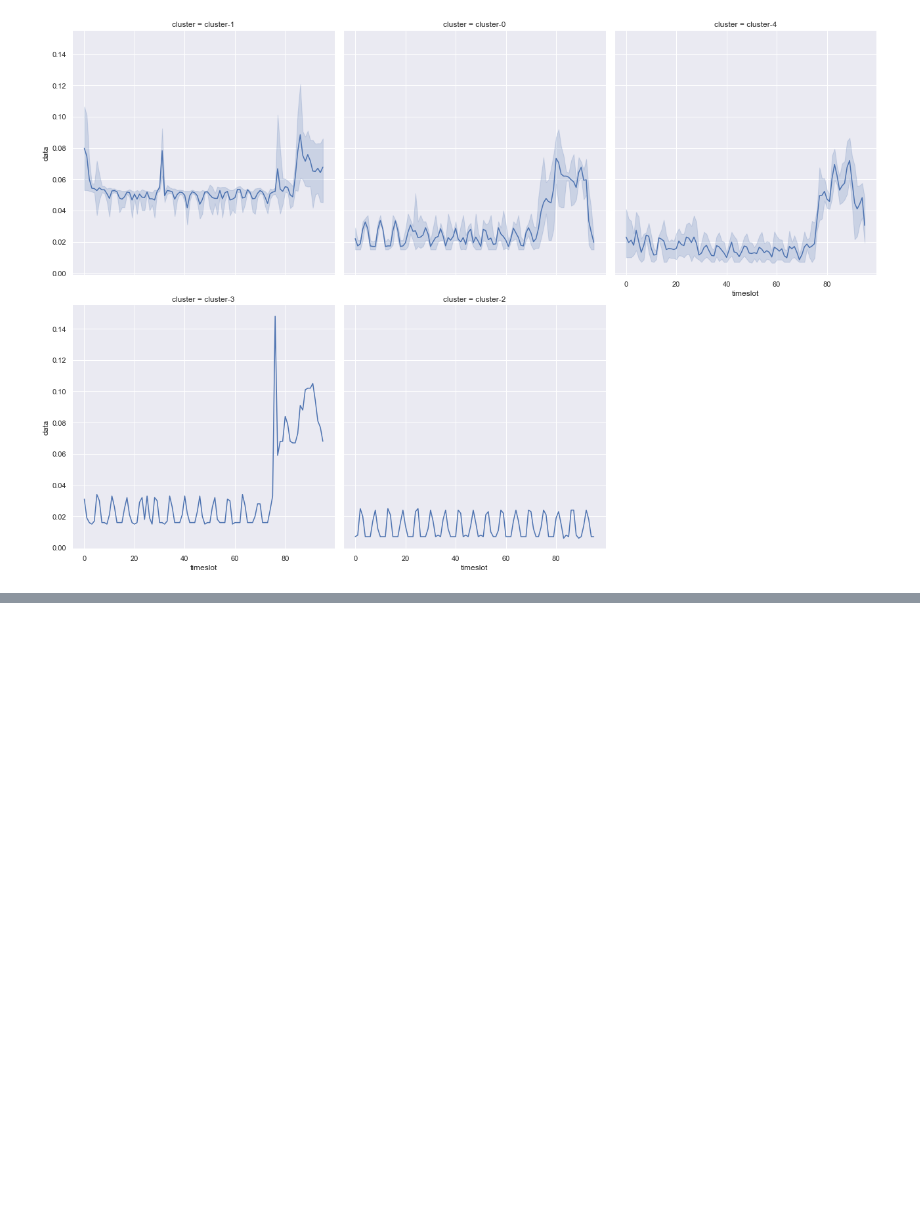
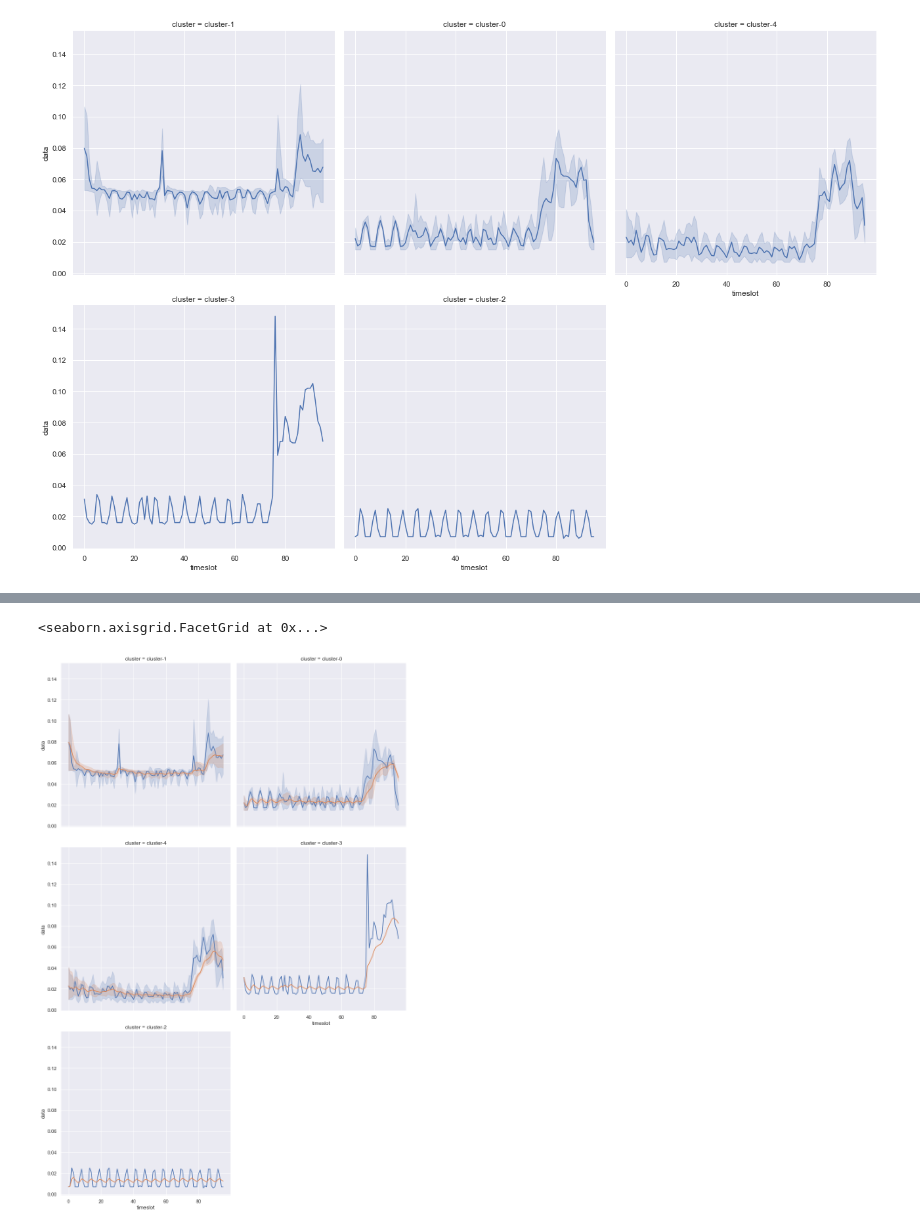
Before and after one commit to formegusto/pattern-recognition, a Jupyter notebook: 03.houself_clustering.ipynb, the cells around one changed output, grey strips where cells are left out. Cells and saved outputs as stored; diff of their text form; code cells hidden in the pictures; blank space fills up the shorter version.

```diff
--- a/03.houself_clustering.ipynb
+++ b/03.houself_clustering.ipynb
@@ -590,0 +584,8 @@ clusterMap.map(sns.lineplot, "timeslot", "data", "type")
+# %%
+clusterMap = sns.FacetGrid(pdma[(pdma['type'] == 'exponential moving average')
+                               | (pdma['type'] == 'processingData')
+                               ], col = 'cluster', col_wrap=2, height=6)
+clusterMap.map(sns.lineplot, "timeslot", "data", "type")
+# %% [output]
+<seaborn.axisgrid.FacetGrid at 0x...>
+[figure, added]
```
Also changed, not shown: parts of 27 cells of this notebook.
